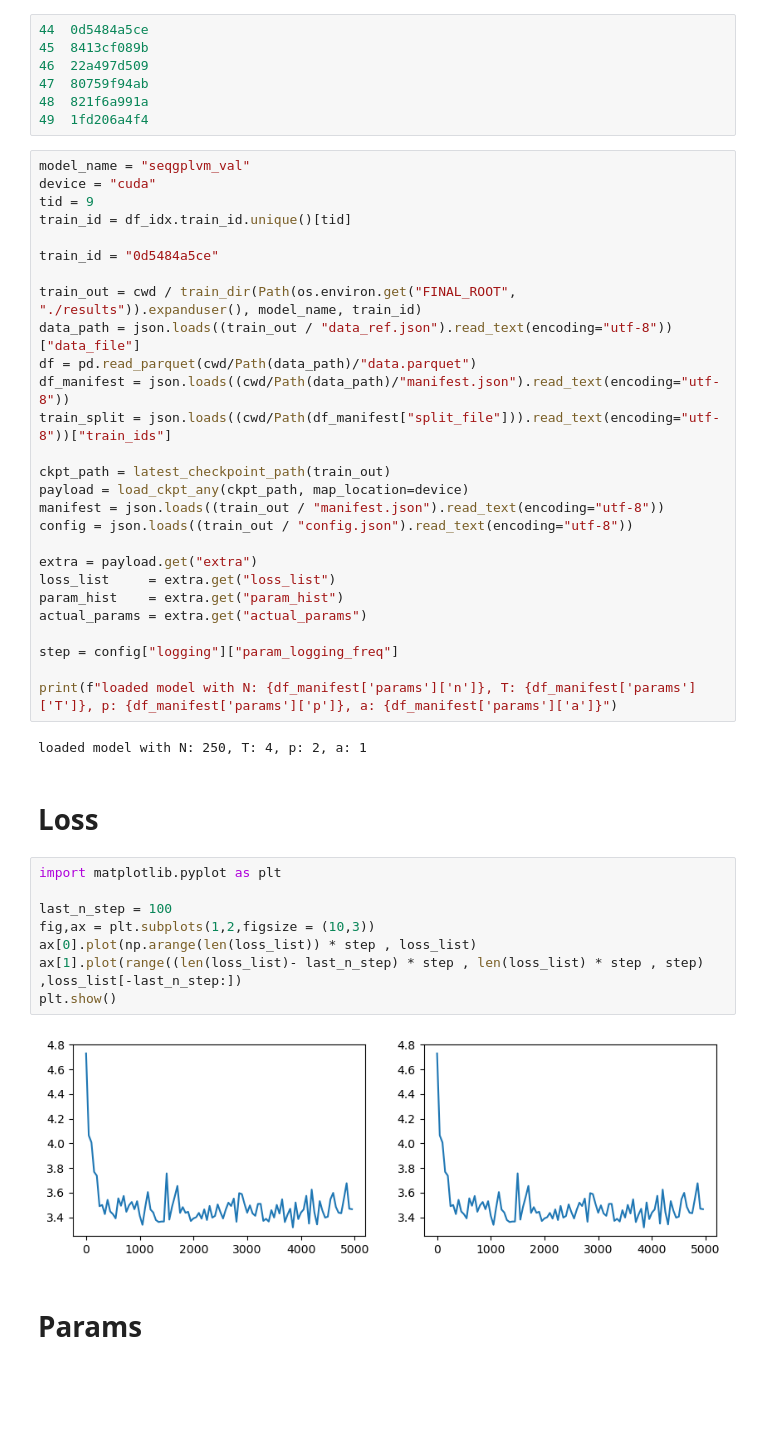
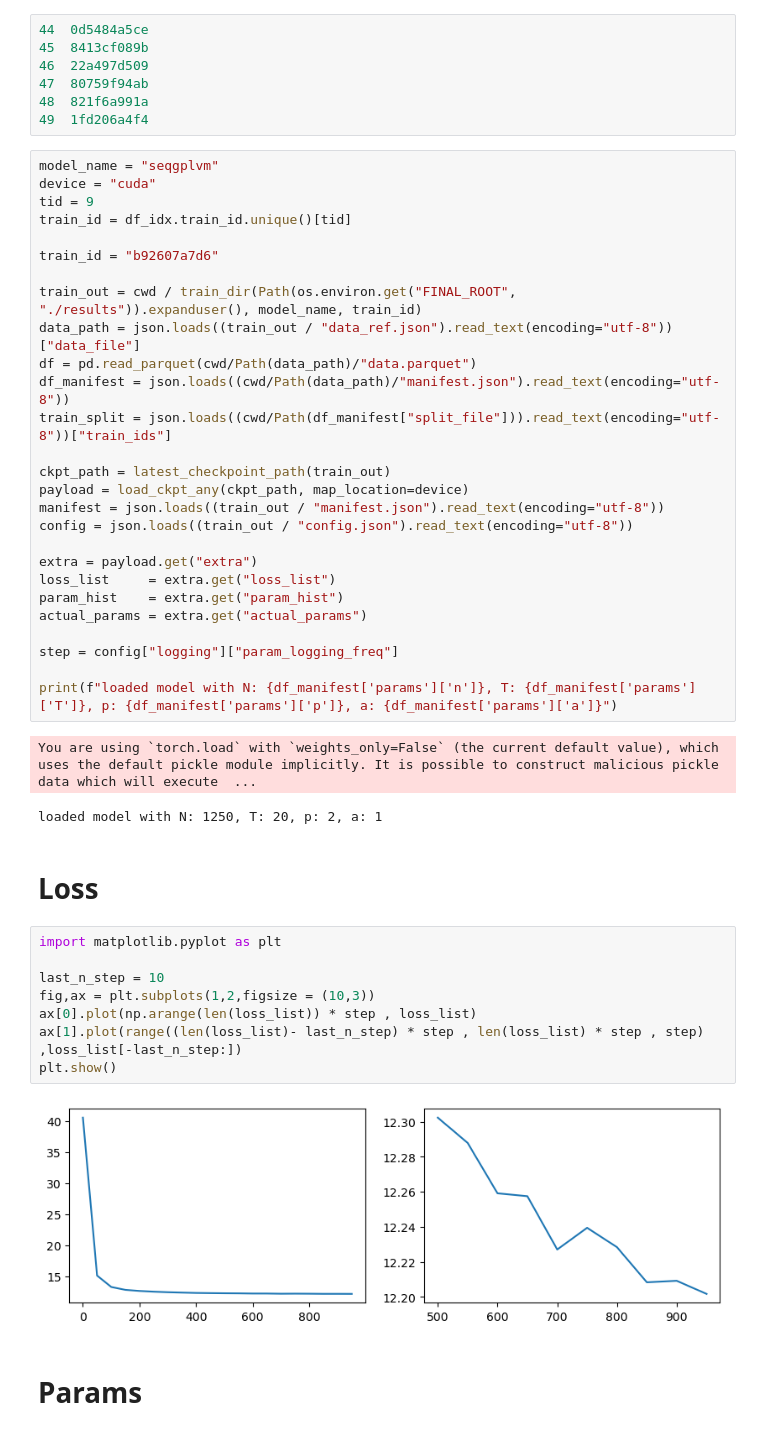
Before and after one commit to Ali-Setareh/SeqGPLVM_FEMSM, a Jupyter notebook: notebooks/model_inspection.ipynb, the cells around one changed output. Cells and saved outputs as stored; diff of their text form; blank space fills up the shorter version.

```diff
--- a/notebooks/model_inspection.ipynb
+++ b/notebooks/model_inspection.ipynb
@@ -62,12 +62,12 @@ print(df_idx.shape)
 48	821f6a991a
 49	1fd206a4f4
 # %%
-model_name = "seqgplvm_val"
+model_name = "seqgplvm"
 device = "cuda"
 tid = 9
 train_id = df_idx.train_id.unique()[tid]
 
-train_id = "0d5484a5ce"
+train_id = "b92607a7d6"
 
 train_out = cwd / train_dir(Path(os.environ.get("FINAL_ROOT", "./results")).expanduser(), model_name, train_id)
 data_path = json.loads((train_out / "data_ref.json").read_text(encoding="utf-8"))["data_file"]
@@ -89,19 +89,20 @@ step = config["logging"]["param_logging_freq"]
 
 print(f"loaded model with N: {df_manifest['params']['n']}, T: {df_manifest['params']['T']}, p: {df_manifest['params']['p']}, a: {df_manifest['params']['a']}")
 # %% [output]
-loaded model with N: 250, T: 4, p: 2, a: 1
+You are using `torch.load` with `weights_only=False` (the current default value), which uses the default pickle module implicitly. It is possible to construct malicious pickle data which will execute  ...
+loaded model with N: 1250, T: 20, p: 2, a: 1
 # %% [markdown]
 # Loss
 # %%
 import matplotlib.pyplot as plt
 
-last_n_step = 100
+last_n_step = 10
 fig,ax = plt.subplots(1,2,figsize = (10,3))
 ax[0].plot(np.arange(len(loss_list)) * step , loss_list)
 ax[1].plot(range((len(loss_list)- last_n_step) * step , len(loss_list) * step , step) ,loss_list[-last_n_step:])
 plt.show()
 # %% [output]
-[figure, old version]
+[figure, new version]
 # %% [markdown]
 # Params
 # %%
```
Also changed, not shown: parts of 6 cells of this notebook, 3 other files.
